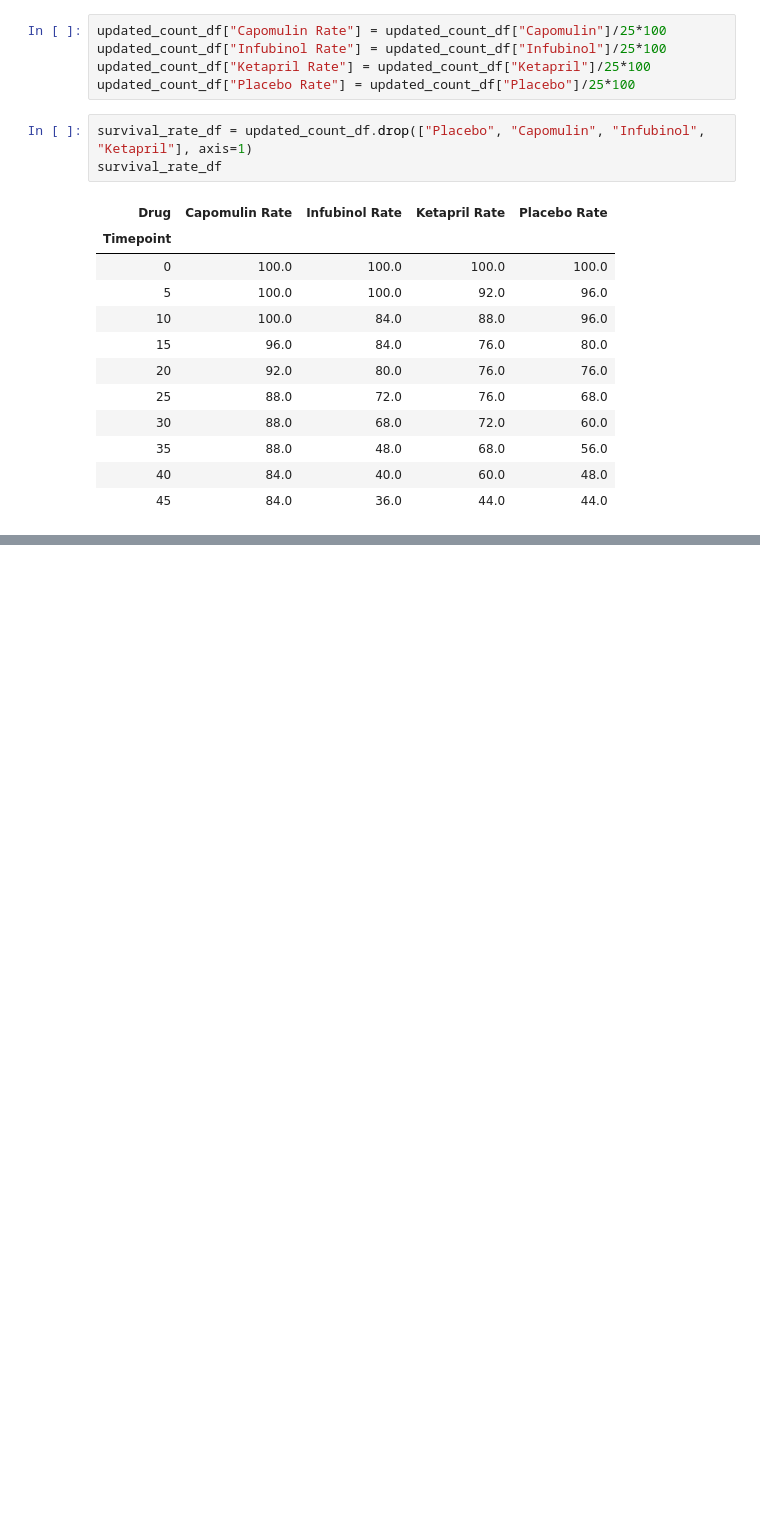
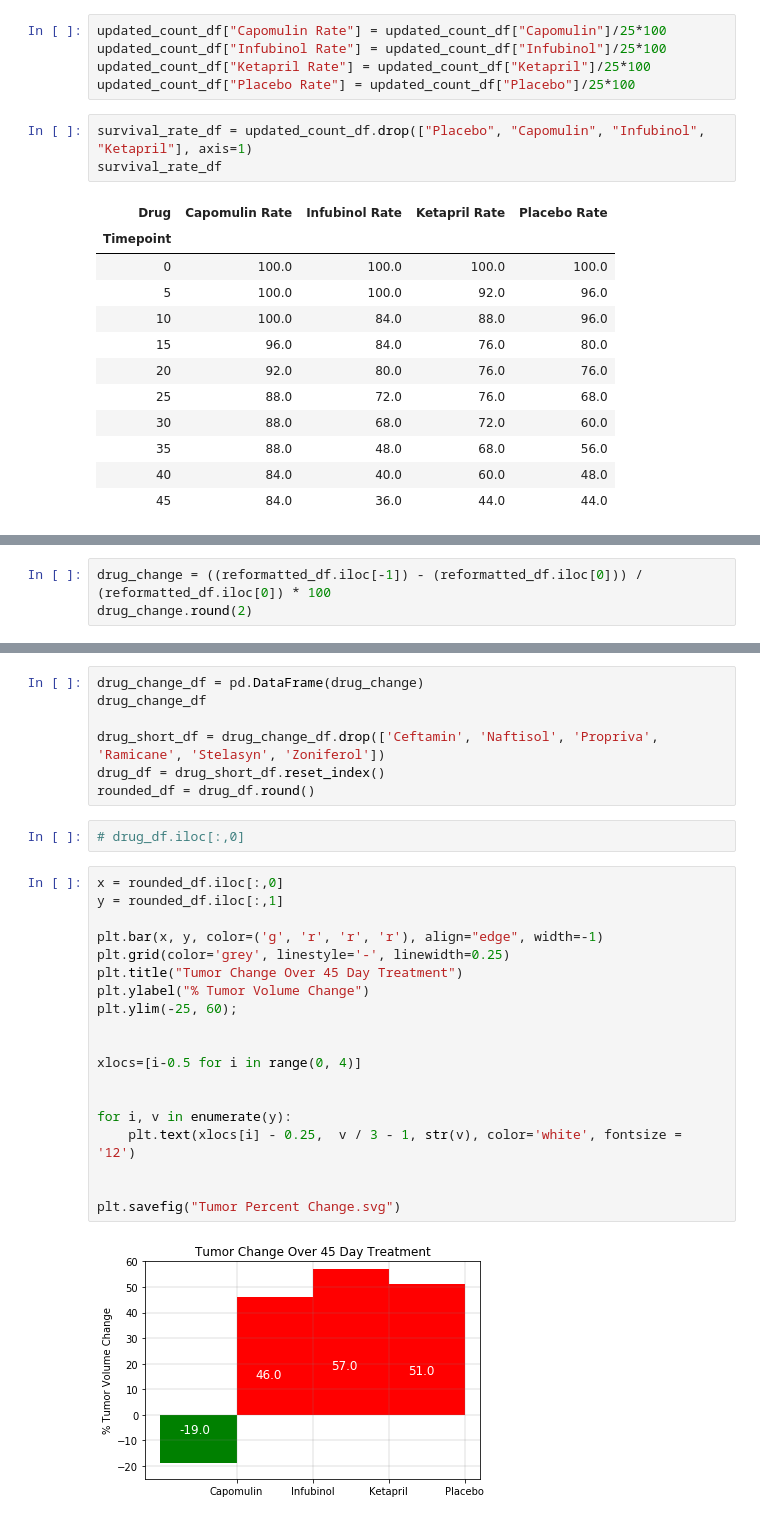
Before and after one commit to mahoneyjam/matplotlib-challenge, a Jupyter notebook: pymaceuticals_JM.ipynb, the cells around one changed output, grey strips where cells are left out. Saved outputs shown, nothing was run; the diff lists cells and outputs as text; blank space fills up the shorter version.

```diff
--- a/pymaceuticals_JM.ipynb
+++ b/pymaceuticals_JM.ipynb
@@ -262,0 +255,3 @@ plt.show()
+# %%
+drug_change = ((reformatted_df.iloc[-1]) - (reformatted_df.iloc[0])) / (reformatted_df.iloc[0]) * 100
+drug_change.round(2)
@@ -262,0 +271,30 @@ plt.show()
+# %%
+drug_change_df = pd.DataFrame(drug_change)
+drug_change_df
+
+drug_short_df = drug_change_df.drop(['Ceftamin', 'Naftisol', 'Propriva', 'Ramicane', 'Stelasyn', 'Zoniferol'])
+drug_df = drug_short_df.reset_index()
+rounded_df = drug_df.round()
+# %%
+# drug_df.iloc[:,0]
+# %%
+x = rounded_df.iloc[:,0]
+y = rounded_df.iloc[:,1]
+
+plt.bar(x, y, color=('g', 'r', 'r', 'r'), align="edge", width=-1)
+plt.grid(color='grey', linestyle='-', linewidth=0.25)
+plt.title("Tumor Change Over 45 Day Treatment")
+plt.ylabel("% Tumor Volume Change")
+plt.ylim(-25, 60);
+
+
+xlocs=[i-0.5 for i in range(0, 4)]
+
+
+for i, v in enumerate(y):
+    plt.text(xlocs[i] - 0.25,  v / 3 - 1, str(v), color='white', fontsize = '12')
+
+
+plt.savefig("Tumor Percent Change.svg")
+# %% [output]
+[figure, added]
```
Also changed, not shown: parts of 11 cells of this notebook, 4 other files.
